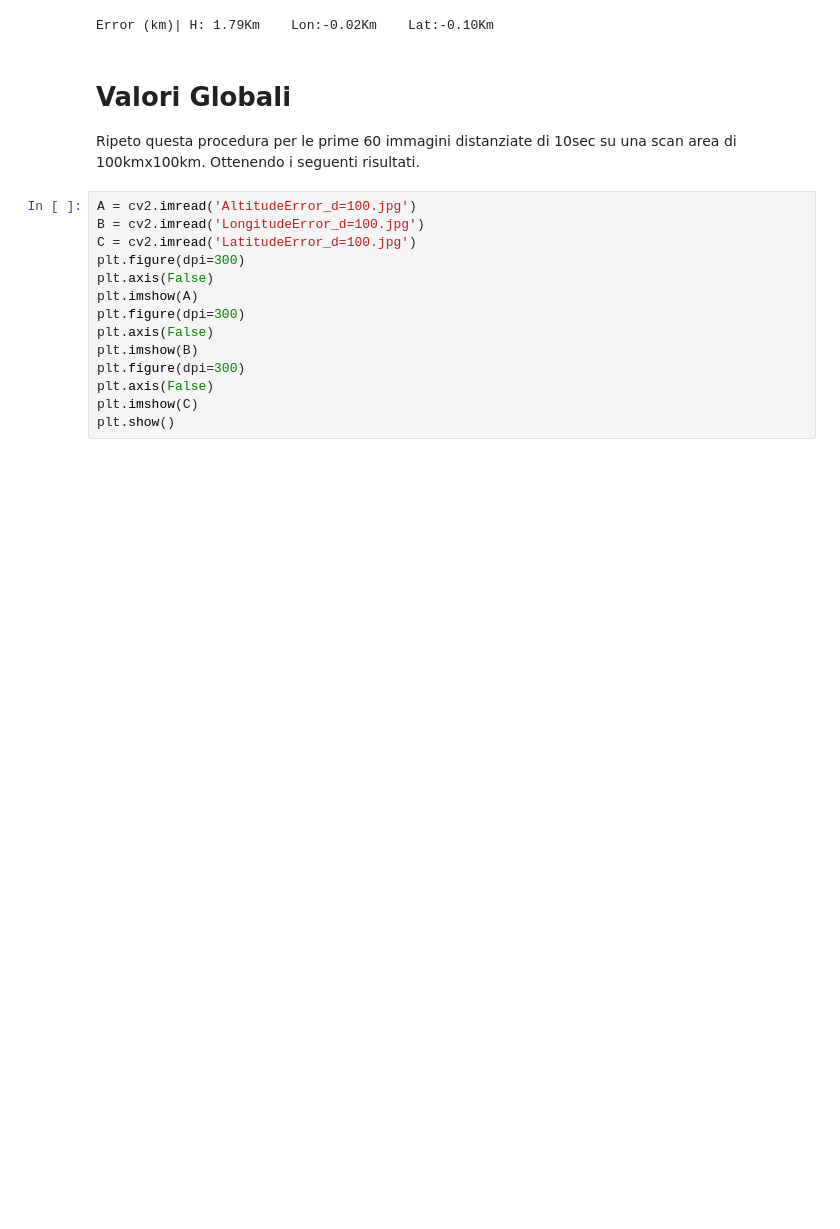
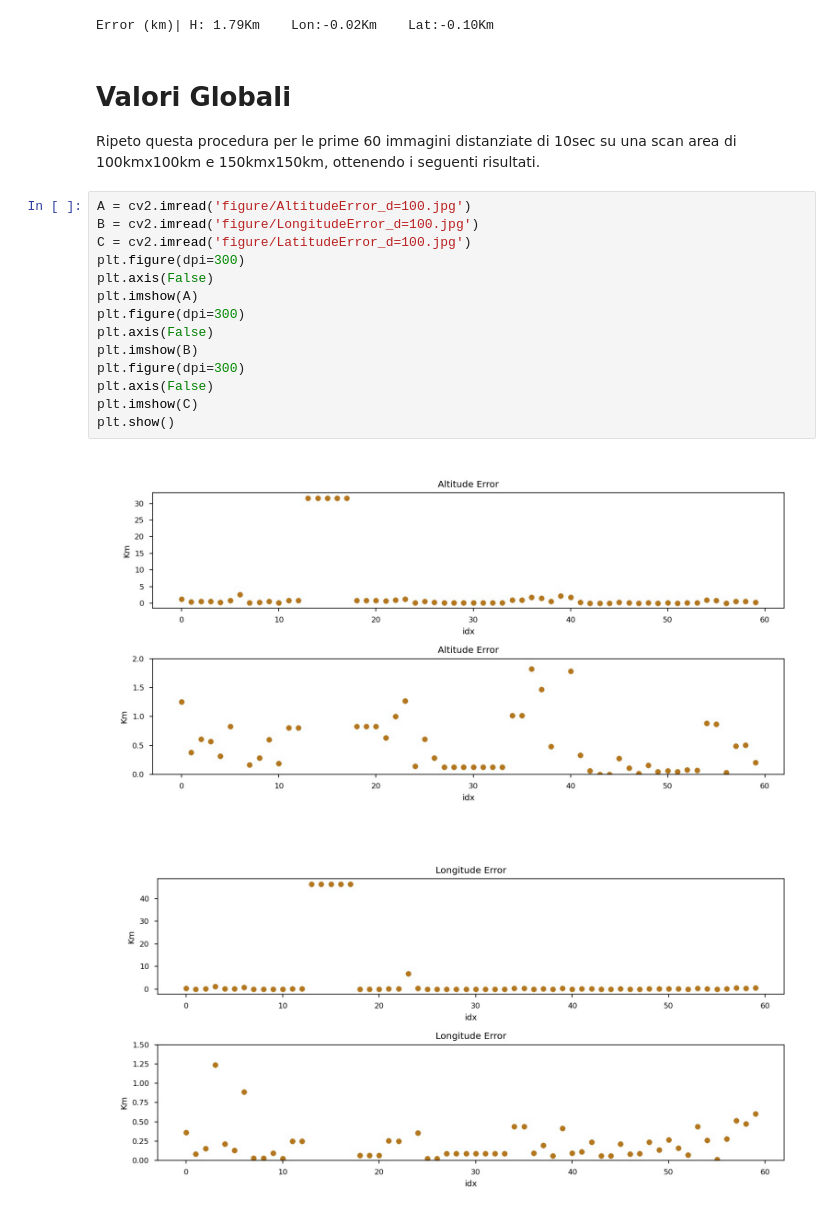
Before and after one commit to sirbastiano/FederNet, a Jupyter notebook: test copy.ipynb, the cells around one changed output. Saved outputs shown, nothing was run; the diff lists cells and outputs as text; blank space fills up the shorter version.

Commit message:
commit pos error

```diff
--- a/test copy.ipynb
+++ b/test copy.ipynb
@@ -343,18 +339,21 @@ else: print('Association was not possible...')
 Error (km)| H: 1.79Km    Lon:-0.02Km    Lat:-0.10Km
 # %% [markdown]
 # Valori Globali
-Ripeto questa procedura per le prime 60 immagini distanziate di 10sec su una scan area di 100kmx100km. Ottenendo i seguenti risultati.
+Ripeto questa procedura per le prime 60 immagini distanziate di 10sec su una scan area di 100kmx100km e 150kmx150km, ottenendo i seguenti risultati.
 # %%
-A = cv2.imread('AltitudeError_d=100.jpg')
-B = cv2.imread('LongitudeError_d=100.jpg')
-C = cv2.imread('LatitudeError_d=100.jpg')
+A = cv2.imread('figure/AltitudeError_d=100.jpg')
+B = cv2.imread('figure/LongitudeError_d=100.jpg')
+C = cv2.imread('figure/LatitudeError_d=100.jpg')
 plt.figure(dpi=300)
 plt.axis(False)
 plt.imshow(A)
 plt.figure(dpi=300)
 plt.axis(False)
 plt.imshow(B)
 plt.figure(dpi=300)
 plt.axis(False)
 plt.imshow(C)
 plt.show()
+# %% [output]
+[figure, added]
+[figure, added]
```
Also changed, not shown: parts of 14 cells of this notebook, 6 other files.
